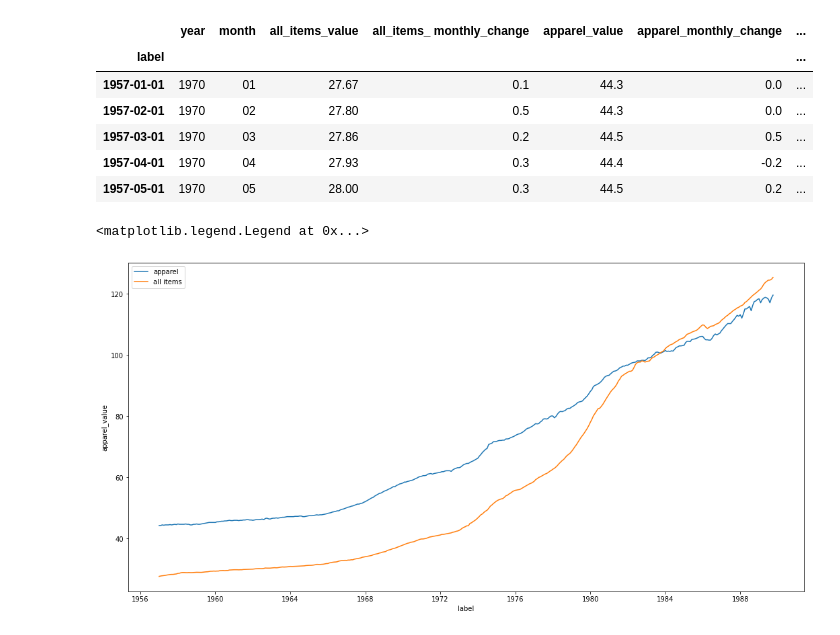
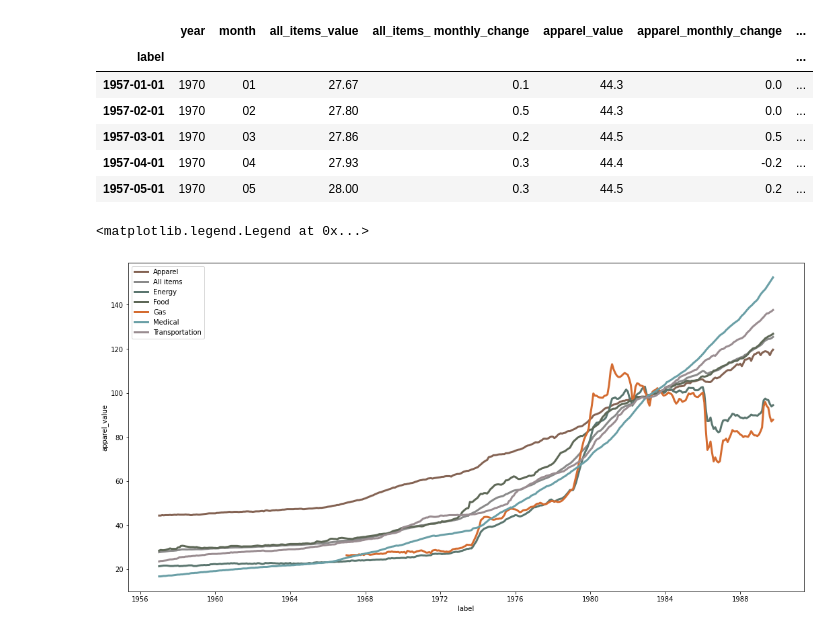
Before and after one commit to m3redithw/United-States-CPI-Prediction, a Jupyter notebook: eda.ipynb, the cells around one changed output. Saved outputs shown, nothing was run; the diff lists cells and outputs as text; code cells hidden in the pictures.

```diff
--- a/eda.ipynb
+++ b/eda.ipynb
@@ -165,11 +165,17 @@ train.head()
 | 1957-03-01 | 1970 | 03 | 27.86 | 0.2 | 44.5 | 0.5 | ... |
 | 1957-04-01 | 1970 | 04 | 27.93 | 0.3 | 44.4 | -0.2 | ... |
 | 1957-05-01 | 1970 | 05 | 28.00 | 0.3 | 44.5 | 0.2 | ... |
-# %%
-plt.figure(figsize = (18,9))
-sns.lineplot(x=train.index, y=train.apparel_value, label ='apparel')
-sns.lineplot(x=train.index, y=train.all_items_value, label = 'all items')
-plt.legend()
-# %% [output]
-<matplotlib.legend.Legend at 0x...>
-[figure, removed]
+# %%
+plt.figure(figsize = (18,9))
+sns.lineplot(x=train.index, y=train.apparel_value, label ='Apparel', linewidth = 3, color = '#846353')
+sns.lineplot(x=train.index, y=train.all_items_value, label = 'All items', linewidth = 3, color = '#8a8a8a')
+sns.lineplot(x=train.index, y=train.energy_value, label = 'Energy', linewidth = 3, color = '#5b766f')
+sns.lineplot(x=train.index, y=train.food_value, label = 'Food', linewidth = 3, color = '#5e6857')
+sns.lineplot(x=train.index, y=train.gas_value, label = 'Gas', linewidth = 3, color = '#d46c31')
+sns.lineplot(x=train.index, y=train.medical_value, label = 'Medical', linewidth = 3, color = '#6a9fa6')
+sns.lineplot(x=train.index, y=train.transportation_value, label = 'Transportation', linewidth = 3, color = '#9a8d91')
+
+plt.legend()
+# %% [output]
+<matplotlib.legend.Legend at 0x...>
+[figure, added]
```
